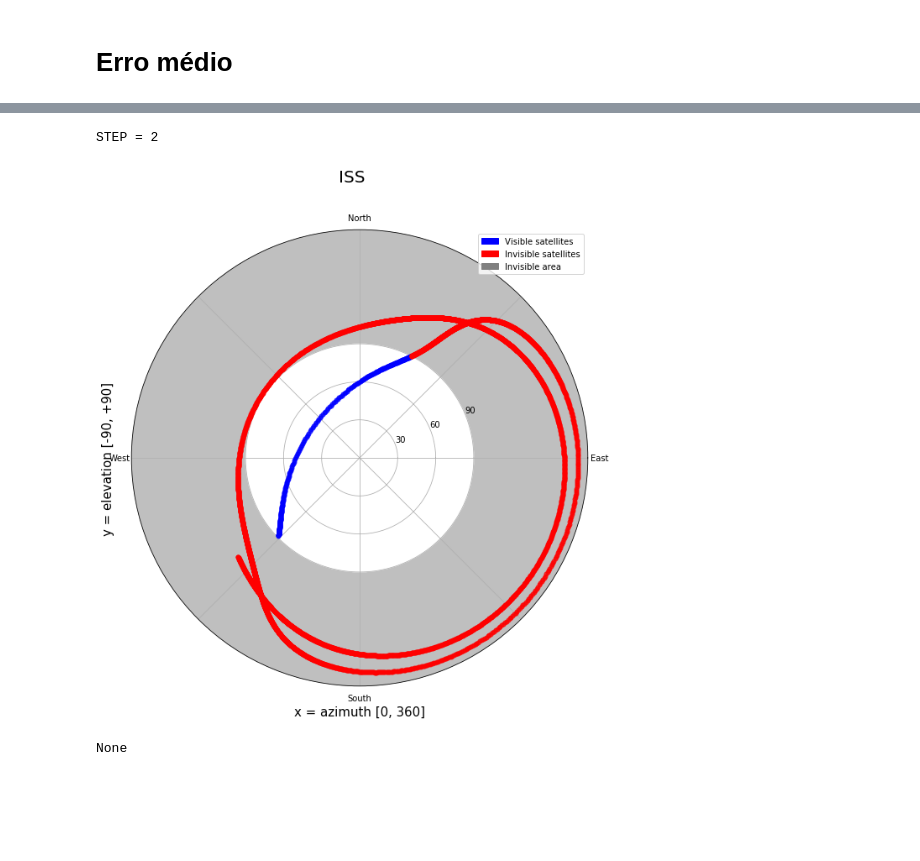
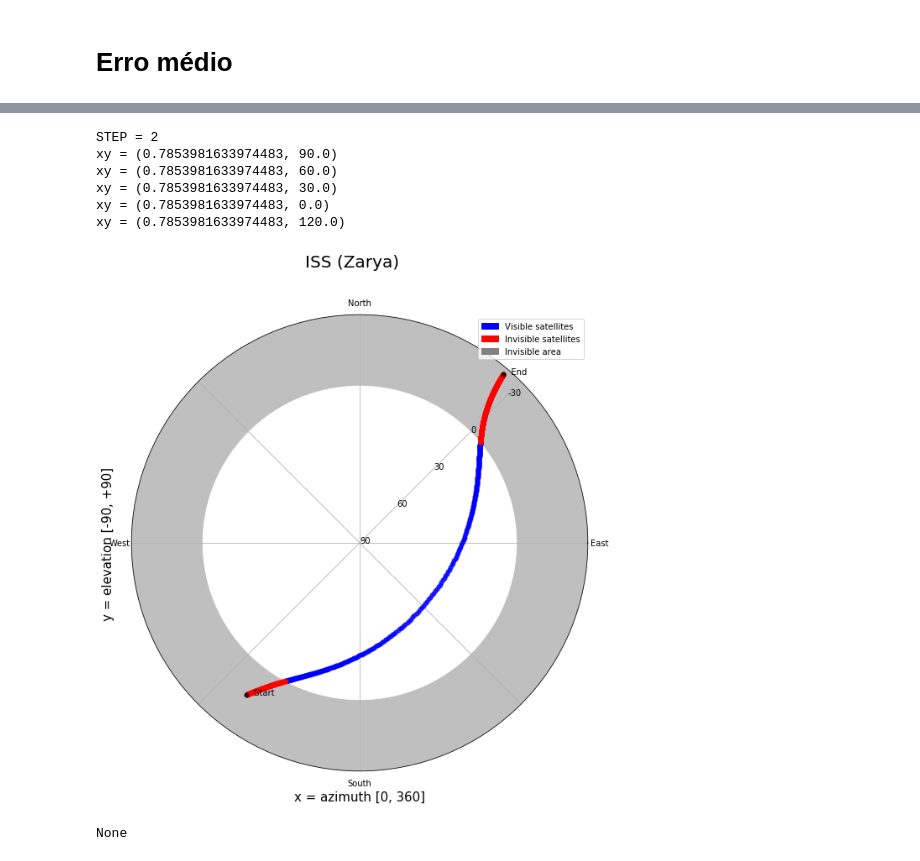
Before and after one commit to PI2-sunflower/satellite-tracker, a Jupyter notebook: notebooks/tracker_module_tests.ipynb, the cells around one changed output, grey strips where cells are left out. Saved outputs shown, nothing was run; the diff lists cells and outputs as text; code cells hidden in the pictures; blank space fills up the shorter version.

```diff
--- a/notebooks/tracker_module_tests.ipynb
+++ b/notebooks/tracker_module_tests.ipynb
@@ -157,20 +162,25 @@ display(df_err)
 # %%
 from datetime import timedelta
 
 start = datetime(year=2018,
                  month=10,
-                 day=3,
+                 day=1,
                  hour=11,
                  minute=57,
                  second=0,
                  tzinfo=timezone.utc)
 start += timedelta(hours=3)
 
-end = start + timedelta(seconds=3600 * 3)
-df = plotter.see_satellite(iss, OBS_LAT, OBS_LON, OBS_ALT, start=start, end=end, count=10000, annotate=False, title='ISS')
+end = start + timedelta(seconds=2000)
+df = plotter.see_satellite(iss, OBS_LAT, OBS_LON, OBS_ALT, start=start, end=end, count=1000, annotate=False, title='ISS (Zarya)')
 plt.show()
 display(df)
 # %% [output]
 STEP = 2
+xy = (0.7853981633974483, 90.0)
+xy = (0.7853981633974483, 60.0)
+xy = (0.7853981633974483, 30.0)
+xy = (0.7853981633974483, 0.0)
+xy = (0.7853981633974483, 120.0)
-[figure, old version]
+[figure, new version]
 None
```
Also changed, not shown: parts of 6 cells of this notebook, 4 other files.
